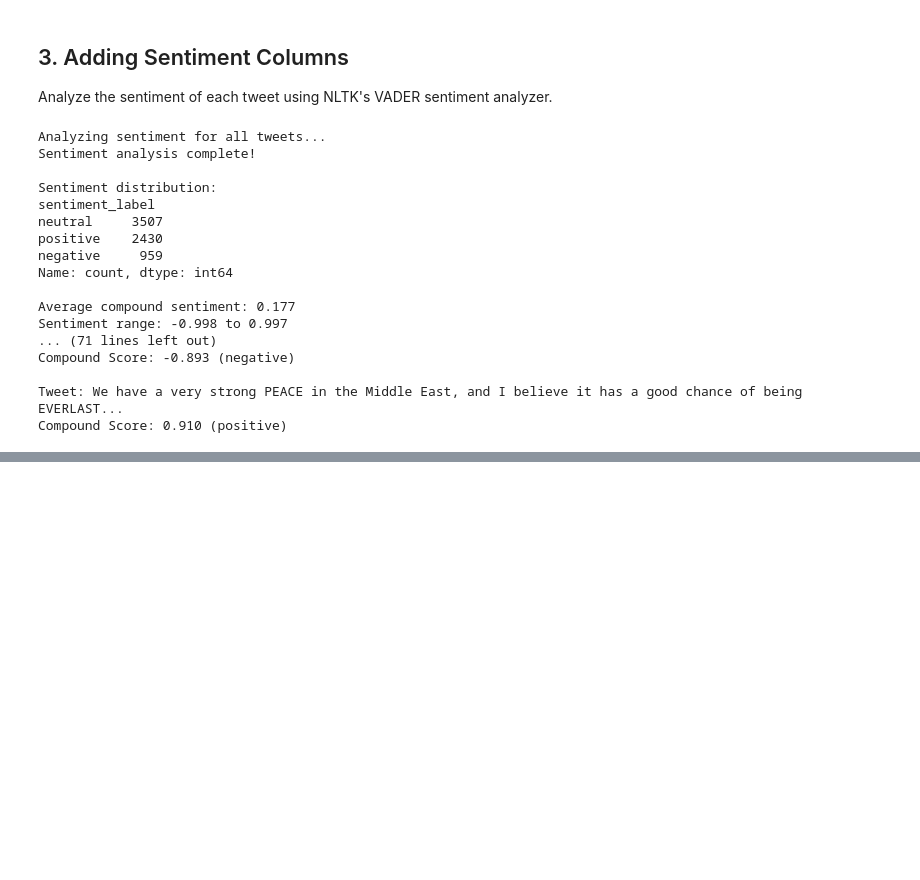
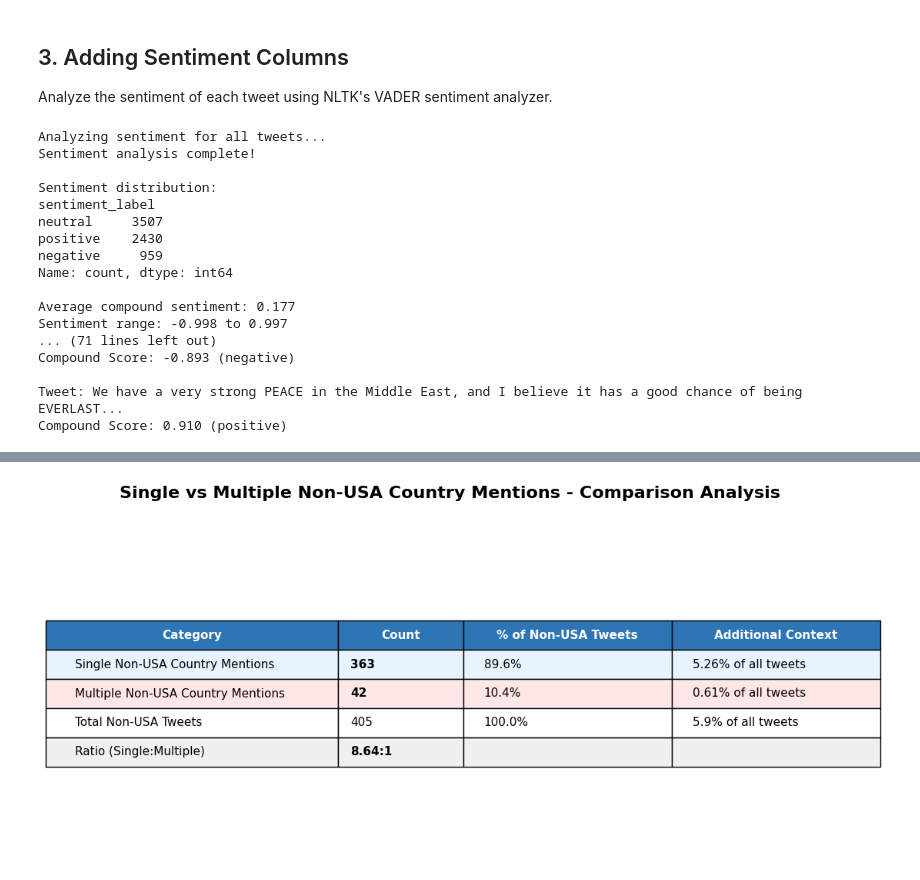
Before and after one commit to condad/mma, a Jupyter notebook: 823/main.ipynb, the cells around one changed output, grey strips where cells are left out. Cells and saved outputs as stored; diff of their text form; code cells hidden in the pictures; blank space fills up the shorter version.

```diff
--- a/823/main.ipynb
+++ b/823/main.ipynb
@@ -419,0 +779,84 @@ First few rows of reordered data:
+# %%
+# Single vs Multiple Non-USA Country Mentions - Focused Table Chart
+import matplotlib.pyplot as plt
+import pandas as pd
+
+# Create a focused comparison table for single vs multiple
+comparison_data = [
+    ['Single Non-USA Country Mentions', f'{single_count:,}', f'{single_count/tweets_with_non_usa_count*100:.1f}%', f'{single_count/total_tweets*100:.2f}% of all tweets'],
+    ['Multiple Non-USA Country Mentions', f'{multiple_count:,}', f'{multiple_count/tweets_with_non_usa_count*100:.1f}%', f'{multiple_count/total_tweets*100:.2f}% of all tweets'],
+    ['', '', '', ''],
+    ['Total Non-USA Tweets', f'{tweets_with_non_usa_count:,}', '100.0%', f'{tweets_with_non_usa_count/total_tweets*100:.1f}% of all tweets'],
+    ['Ratio (Single:Multiple)', f'{ratio:.2f}:1', '', '']
+]
+
+comparison_table = pd.DataFrame(comparison_data,
+                               columns=['Category', 'Count', '% of Non-USA Tweets', 'Additional Context'])
+
+# Display the focused table
+print("=" * 90)
+print("📊 SINGLE vs MULTIPLE NON-USA COUNTRY MENTIONS - FOCUSED ANALYSIS")
+print("=" * 90)
+print()
+print(comparison_table.to_string(index=False, col_space=22))
+
+# Create a visual focused table using matplotlib
+fig, ax = plt.subplots(figsize=(14, 6))
+fig.suptitle('Single vs Multiple Non-USA Country Mentions - Comparison Analysis',
+             fontsize=16, fontweight='bold', y=0.95)
+
+ax.axis('tight')
+ax.axis('off')
+
+# Filter out empty rows for display
+display_comparison = comparison_table[comparison_table['Category'] != ''].copy()
+
+# Create the table
+table = ax.table(cellText=display_comparison.values,
+                colLabels=display_comparison.columns,
+                cellLoc='left',
+                loc='center',
+                colWidths=[0.35, 0.15, 0.25, 0.25])
+
+table.auto_set_font_size(False)
+table.set_fontsize(11)
+table.scale(1, 2.5)
+
+# Style the header
+for i in range(len(display_comparison.columns)):
+    table[(0, i)].set_facecolor('#2E75B6')
+    table[(0, i)].set_text_props(weight='bold', color='white')
+
+# Highlight the main comparison rows (Single and Multiple)
+table[(1, 0)].set_facecolor('#E7F3FF')  # Single row
+table[(1, 1)].set_facecolor('#E7F3FF')
+table[(1, 2)].set_facecolor('#E7F3FF')
+table[(1, 3)].set_facecolor('#E7F3FF')
+
+table[(2, 0)].set_facecolor('#FFE7E7')  # Multiple row
+table[(2, 1)].set_facecolor('#FFE7E7')
+table[(2, 2)].set_facecolor('#FFE7E7')
+table[(2, 3)].set_facecolor('#FFE7E7')
+
+# Highlight the ratio row
+table[(4, 0)].set_facecolor('#F0F0F0')
+table[(4, 1)].set_facecolor('#F0F0F0')
+table[(4, 2)].set_facecolor('#F0F0F0')
+table[(4, 3)].set_facecolor('#F0F0F0')
+
+# Make key numbers bold
+table[(1, 1)].set_text_props(weight='bold')  # Single count
+table[(2, 1)].set_text_props(weight='bold')  # Multiple count
+table[(4, 1)].set_text_props(weight='bold')  # Ratio
+
+plt.subplots_adjust(top=0.85, bottom=0.15)
+plt.savefig('single_vs_multiple_comparison_table.png', dpi=300, bbox_inches='tight')
+plt.show()
+
+print(f"\n✅ Focused comparison table saved as 'single_vs_multiple_comparison_table.png'")
+print(f"\n🔍 KEY TAKEAWAYS:")
+print(f"   • Single country mentions are {ratio:.1f}x more common than multiple mentions")
+print(f"   • {single_count/tweets_with_non_usa_count*100:.1f}% of non-USA tweets focus on just one country")
+print(f"   • Multiple country discussions represent only {multiple_count/tweets_with_non_usa_count*100:.1f}% of non-USA tweets")
+print(f"   • This suggests focused, single-country commentary rather than complex international analysis")
+# %% [output]
@@ -419,0 +873 @@ First few rows of reordered data:
+[figure, added]
```
Also changed, not shown: parts of 5 cells of this notebook, 10 other files.
